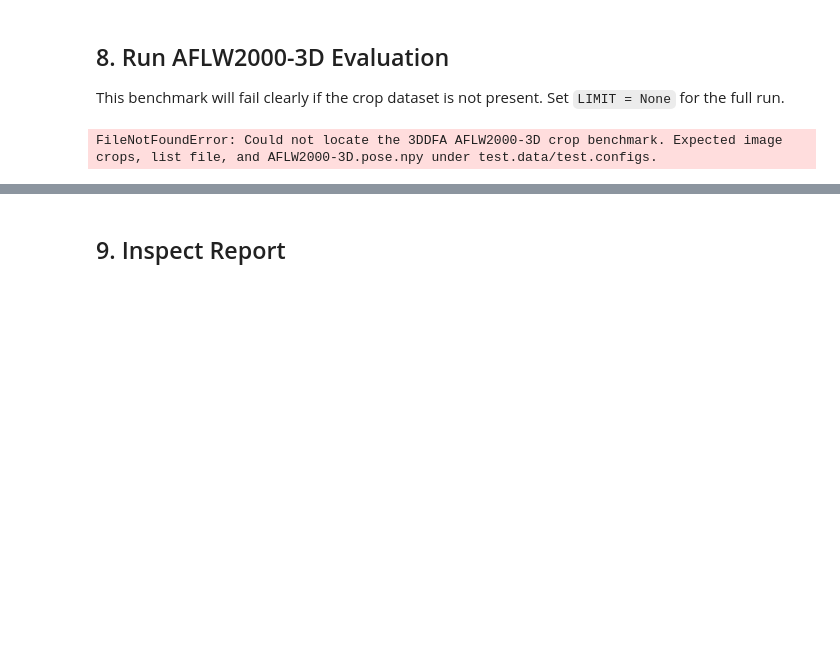
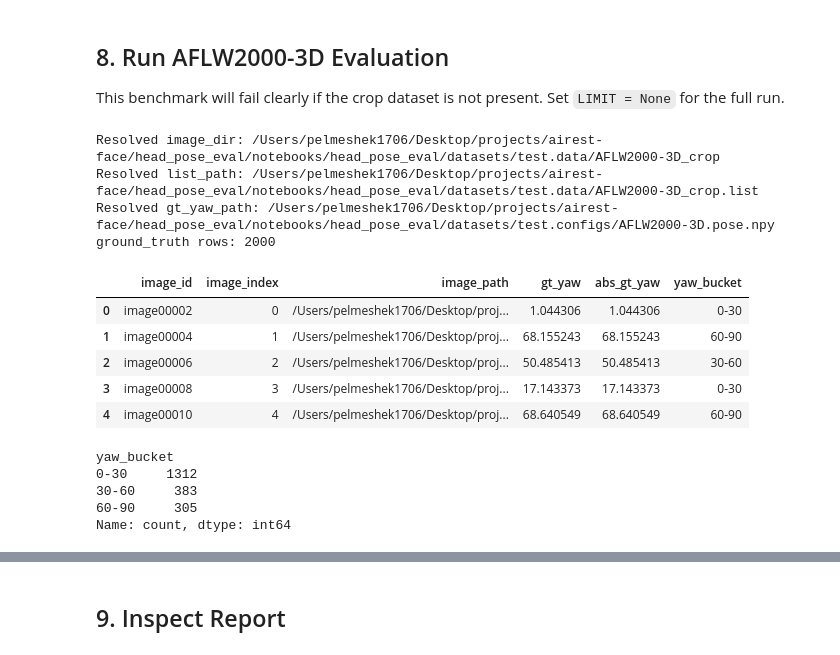
Before and after one commit to Pelmeshek1706/emora, a Jupyter notebook: head_pose_eval/notebooks/aflw2000_head_pose_evaluation.ipynb, the cells around one changed output, grey strips where cells are left out. Drawn from its saved outputs; the diff is of its cells as text; code cells hidden in the pictures; blank space fills up the shorter version.

Commit message:
upd datasets

```diff
--- a/head_pose_eval/notebooks/aflw2000_head_pose_evaluation.ipynb
+++ b/head_pose_eval/notebooks/aflw2000_head_pose_evaluation.ipynb
@@ -32,15 +34,17 @@ def find_workspace_root() -> Path:
 
 WORKSPACE_ROOT = find_workspace_root()
 BENCHMARK_ROOT = WORKSPACE_ROOT / "head_pose_eval"
+NOTEBOOK_ROOT = BENCHMARK_ROOT / "notebooks" / "head_pose_eval"
+DATASET_ROOT = NOTEBOOK_ROOT / "datasets"
+OUTPUTS_DIR = NOTEBOOK_ROOT / "outputs_yaw_only"
 OPENWILLIS_SRC = WORKSPACE_ROOT / "openwillis-face" / "src"
 if OPENWILLIS_SRC.exists() and str(OPENWILLIS_SRC) not in sys.path:
     sys.path.insert(0, str(OPENWILLIS_SRC))
 
-DATASET_SEARCH_START = WORKSPACE_ROOT
-OUTPUTS_DIR = BENCHMARK_ROOT / "outputs"
+DATASET_SEARCH_START = NOTEBOOK_ROOT
 MODEL_PATH = WORKSPACE_ROOT / "head_movement" / "models" / "face_landmarker.task"
-METHODS = ["pyfeat_img2pose", "owf_head_movement", "mediapipe_matrix", "mediapipe_pnp"]
-LIMIT = 10  # set to None for the full benchmark
+METHODS = ["pyfeat_img2pose", "owf_head_movement", "mediapipe_matrix"]
+LIMIT = None  # set to None for the full benchmark
 EXPECTED_COUNT = 2000
 
 pd.set_option("display.max_columns", 200)
@@ -48,6 +52,7 @@ pd.set_option("display.width", 140)
 plt.rcParams["figure.figsize"] = (10, 4)
 
 print("WORKSPACE_ROOT:", WORKSPACE_ROOT)
+print("NOTEBOOK_ROOT:", NOTEBOOK_ROOT)
 print("OPENWILLIS_SRC:", OPENWILLIS_SRC, OPENWILLIS_SRC.exists())
 print("MODEL_PATH:", MODEL_PATH, MODEL_PATH.exists())
 print("OUTPUTS_DIR:", OUTPUTS_DIR)
@@ -989,20 +891,34 @@ This benchmark will fail clearly if the crop dataset is not present. Set `LIMIT
 # %%
 image_dir, list_path, gt_yaw_path = resolve_dataset_layout(DATASET_SEARCH_START)
 print('Resolved image_dir:', image_dir)
 print('Resolved list_path:', list_path)
 print('Resolved gt_yaw_path:', gt_yaw_path)
 
 OUTPUTS_DIR.mkdir(parents=True, exist_ok=True)
-ground_truth_df = build_ground_truth_index(DATASET_SEARCH_START, expected_count=EXPECTED_COUNT)
+ground_truth_df = build_yaw_ground_truth_index(DATASET_SEARCH_START, expected_count=EXPECTED_COUNT)
 if LIMIT is not None:
     ground_truth_df = ground_truth_df.head(LIMIT).copy()
 
-ground_truth_df.to_csv(OUTPUTS_DIR / 'ground_truth.csv', index=False)
+ground_truth_df.to_csv(OUTPUTS_DIR / 'ground_truth_yaw_only.csv', index=False)
 print('ground_truth rows:', len(ground_truth_df))
 display(ground_truth_df.head())
 display(ground_truth_df['yaw_bucket'].value_counts().sort_index())
 # %% [output]
-FileNotFoundError: Could not locate the 3DDFA AFLW2000-3D crop benchmark. Expected image crops, list file, and AFLW2000-3D.pose.npy under test.data/test.configs.
+Resolved image_dir: /Users/pelmeshek1706/Desktop/projects/airest-face/head_pose_eval/notebooks/head_pose_eval/datasets/test.data/AFLW2000-3D_crop
+Resolved list_path: /Users/pelmeshek1706/Desktop/projects/airest-face/head_pose_eval/notebooks/head_pose_eval/datasets/test.data/AFLW2000-3D_crop.list
+Resolved gt_yaw_path: /Users/pelmeshek1706/Desktop/projects/airest-face/head_pose_eval/notebooks/head_pose_eval/datasets/test.configs/AFLW2000-3D.pose.npy
+ground_truth rows: 2000
+|  | image_id | image_index | image_path | gt_yaw | abs_gt_yaw | yaw_bucket |
+| 0 | image00002 | 0 | /Users/pelmeshek1706/Desktop/proj... | 1.044306 | 1.044306 | 0-30 |
+| 1 | image00004 | 1 | /Users/pelmeshek1706/Desktop/proj... | 68.155243 | 68.155243 | 60-90 |
+| 2 | image00006 | 2 | /Users/pelmeshek1706/Desktop/proj... | 50.485413 | 50.485413 | 30-60 |
+| 3 | image00008 | 3 | /Users/pelmeshek1706/Desktop/proj... | 17.143373 | 17.143373 | 0-30 |
+| 4 | image00010 | 4 | /Users/pelmeshek1706/Desktop/proj... | 68.640549 | 68.640549 | 60-90 |
+yaw_bucket
+0-30     1312
+30-60     383
+60-90     305
+Name: count, dtype: int64
 # %%
 raw_predictions_df = run_raw_predictions(ground_truth_df, METHODS, OUTPUTS_DIR, MODEL_PATH)
 display(raw_predictions_df.head())
```
Also changed, not shown: parts of 14 cells of this notebook, 1 other file.
